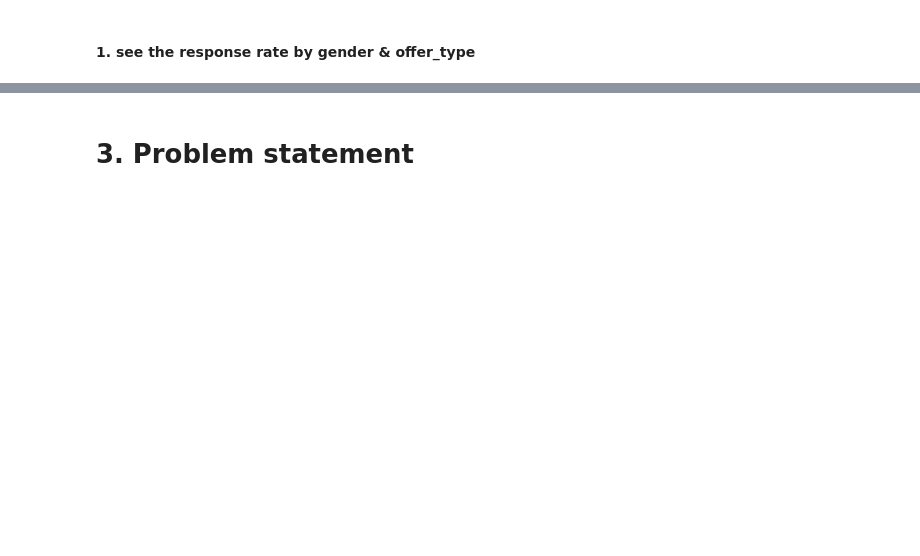
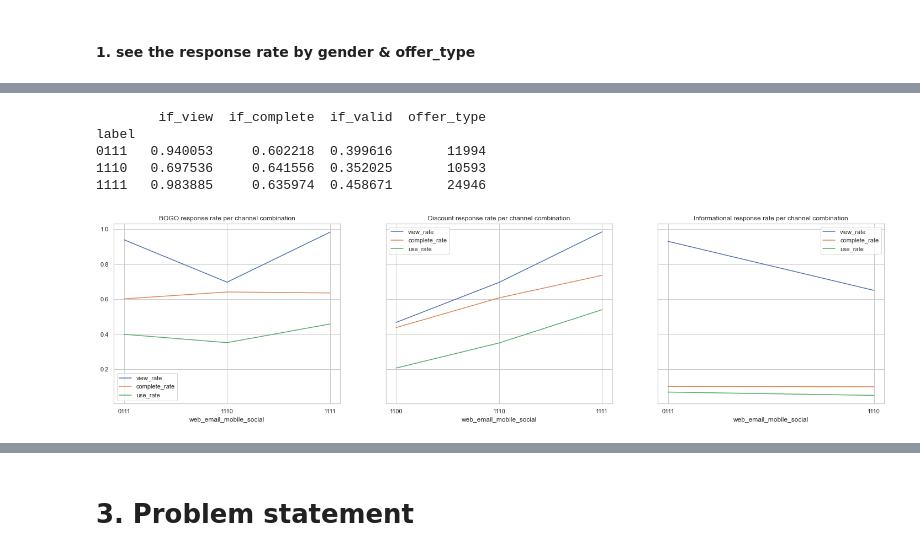
Before and after one commit to mya0220/starbucks_capstone, a Jupyter notebook: Starbucks_Capstone_notebook.ipynb, the cells around one changed output, grey strips where cells are left out. Cells and saved outputs as stored; diff of their text form; code cells hidden in the pictures; blank space fills up the shorter version.

```diff
--- a/Starbucks_Capstone_notebook.ipynb
+++ b/Starbucks_Capstone_notebook.ipynb
@@ -327,0 +364,15 @@ AttributeError: module 'seaborn' has no attribute 'catplot'
+# %%
+#see channels vs offer_type
+def show_dist_per_type(type):
+    """
+    show each offer type, the distribution of channels offers are sent
+    """
+    main_type = main[main.offer_type == type]
+    main_type.loc[:,'label'] = main_type['web'].astype(str) + main_type['email'].astype(str) + main_type['mobile'].astype(str) + main_type['social'].astype(str)
+    dist_type = main_type.groupby('label').agg({'if_view':'mean','if_complete':'mean','if_valid':'mean','offer_type':'count'})
+
+    return dist_type
+# %%
+bogo_dist = show_dist_per_type('bogo')
+discount_dist = show_dist_per_type('discount')
+info_dist = show_dist_per_type('informational')
@@ -327,0 +395,29 @@ AttributeError: module 'seaborn' has no attribute 'catplot'
+# %%
+print(bogo_dist)
+# %% [output]
+        if_view  if_complete  if_valid  offer_type
+label
+0111   0.940053     0.602218  0.399616       11994
+1110   0.697536     0.641556  0.352025       10593
+1111   0.983885     0.635974  0.458671       24946
+# %%
+fig, axes = plt.subplots(1,3, sharey = True)
+fig.set_size_inches(25, 6)
+axes[0].plot(bogo_dist.index, bogo_dist[['if_view','if_complete','if_valid']])
+axes[0].legend(['view_rate','complete_rate','use_rate'])
+axes[0].set_title('BOGO response rate per channel combination')
+axes[0].set_xlabel('web_email_mobile_social')
+
+axes[1].plot(discount_dist.index, discount_dist[['if_view','if_complete','if_valid']])
+axes[1].legend(['view_rate','complete_rate','use_rate'])
+axes[1].set_title('Discount response rate per channel combination')
+axes[1].set_xlabel('web_email_mobile_social')
+
+axes[2].plot(info_dist.index, info_dist[['if_view','if_complete','if_valid']])
+axes[2].legend(['view_rate','complete_rate','use_rate'])
+axes[2].set_title('Informational response rate per channel combination')
+axes[2].set_xlabel('web_email_mobile_social')
+
+plt.savefig('response_by_channel.png',dpi = 300)
+# %% [output]
+[figure, added]
```
Also changed, not shown: parts of 60 cells of this notebook, 5 other files.
